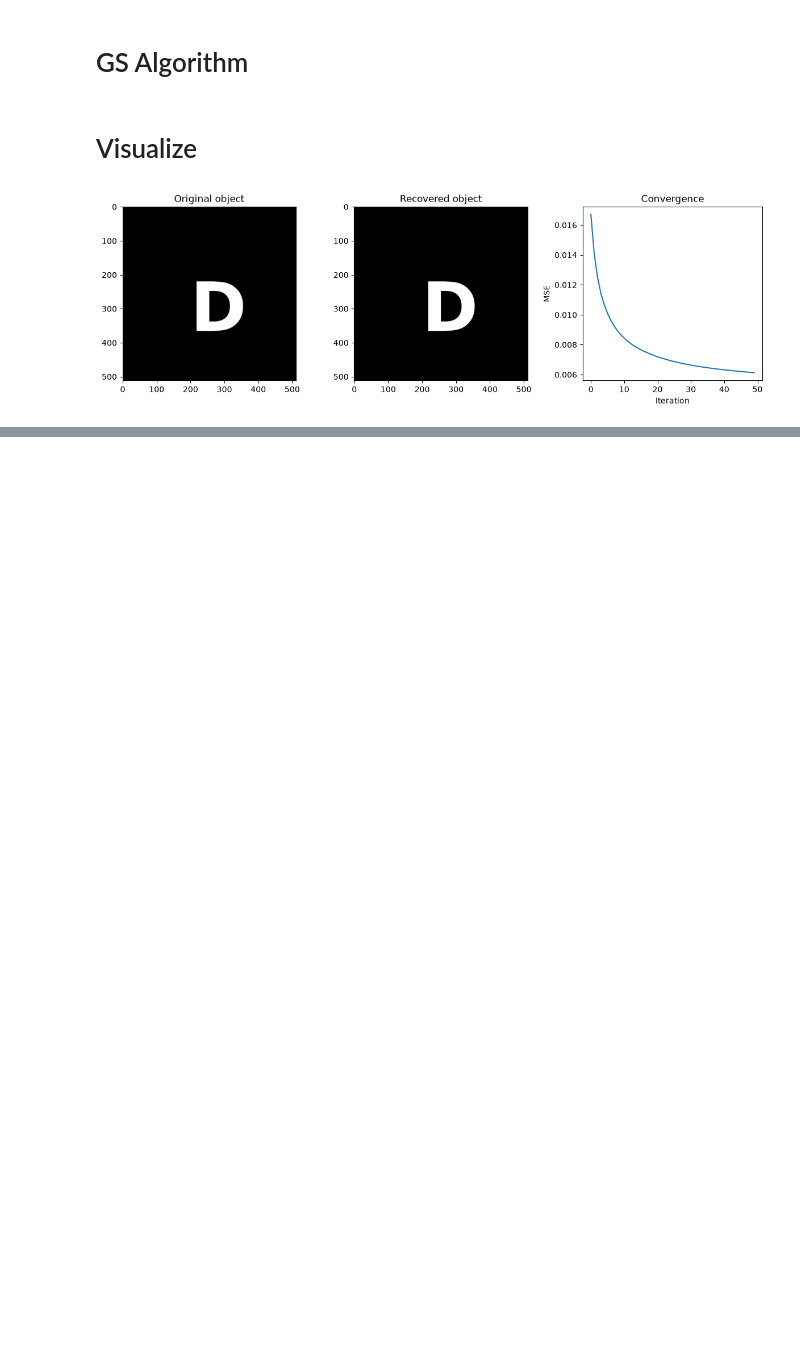
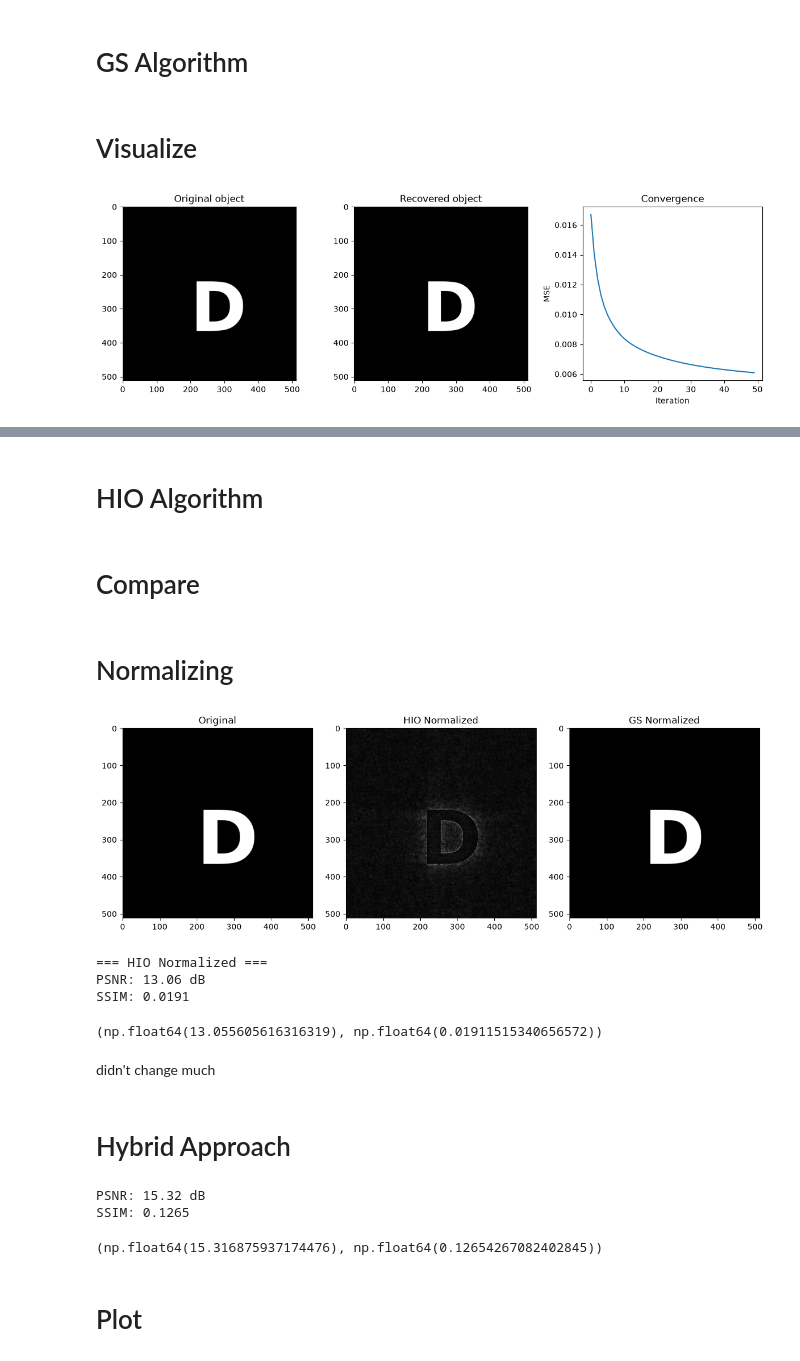
Before and after one commit to phant0mz3ro-lumen-labs/lensless-camera, a Jupyter notebook: notebooks/01_fresnel_diffraction.ipynb, the cells around one changed output, grey strips where cells are left out. Saved outputs shown, nothing was run; the diff lists cells and outputs as text; code cells hidden in the pictures; blank space fills up the shorter version.

```diff
--- a/notebooks/01_fresnel_diffraction.ipynb
+++ b/notebooks/01_fresnel_diffraction.ipynb
@@ -176,0 +180,19 @@ plt.show()
+# %%
+from skimage.metrics import structural_similarity as ssim
+from skimage.metrics import peak_signal_noise_ratio as psnr
+
+def evaluate_reconstruction(original, recovered):
+    # Normalize both to [0,1]
+    orig = np.abs(original) / np.abs(original).max()
+    rec = np.abs(recovered) / np.abs(recovered).max()
+
+    # PSNR
+    psnr_val = psnr(orig, rec, data_range=1.0)
+
+    # SSIM
+    ssim_val = ssim(orig, rec, data_range=1.0)
+
+    print(f"PSNR: {psnr_val:.2f} dB")
+    print(f"SSIM: {ssim_val:.4f}")
+
+    return psnr_val, ssim_val
@@ -176,0 +207,2 @@ plt.show()
+# %% [markdown]
+# HIO Algorithm
@@ -176,0 +247,2 @@ plt.show()
+# %% [markdown]
+# Compare
@@ -176,0 +273,38 @@ plt.show()
+# %% [markdown]
+# Normalizing
+# %%
+rec = np.abs(U_recovered_hio)
+rec_normalized = (rec - rec.min()) / (rec.max() - rec.min())
+
+# Invert if needed
+if rec_normalized.mean() > 0.5:
+    rec_normalized = 1 - rec_normalized
+
+plt.figure(figsize=(12,4))
+plt.subplot(1,3,1)
+plt.imshow(np.abs(U0_letter), cmap='gray')
+plt.title('Original')
+
+plt.subplot(1,3,2)
+plt.imshow(rec_normalized, cmap='gray')
+plt.title('HIO Normalized')
+
+plt.subplot(1,3,3)
+plt.imshow(np.abs(U_recovered_gs) / np.abs(U_recovered_gs).max(), cmap='gray')
+plt.title('GS Normalized')
+
+plt.tight_layout()
+plt.show()
+
+print("=== HIO Normalized ===")
+evaluate_reconstruction(U0_letter, rec_normalized)
+# %% [output]
+[figure, added]
+=== HIO Normalized ===
+PSNR: 13.06 dB
+SSIM: 0.0191
+(np.float64(13.055605616316319), np.float64(0.01911515340656572))
+# %% [markdown]
+didn't change much
+# %% [markdown]
+# Hybrid Approach
@@ -176,0 +339,9 @@ plt.show()
+# %%
+U_hybrid, errors_hybrid = gs_then_hio(I, U0_amplitude, support, wavelength, pixel_size, z, gs_iter=50, hio_iter=200, beta=0.8)
+evaluate_reconstruction(U0_letter, U_hybrid)
+# %% [output]
+PSNR: 15.32 dB
+SSIM: 0.1265
+(np.float64(15.316875937174476), np.float64(0.12654267082402845))
+# %% [markdown]
+# Plot
```
Also changed, not shown: parts of 8 cells of this notebook, 12 other files.
